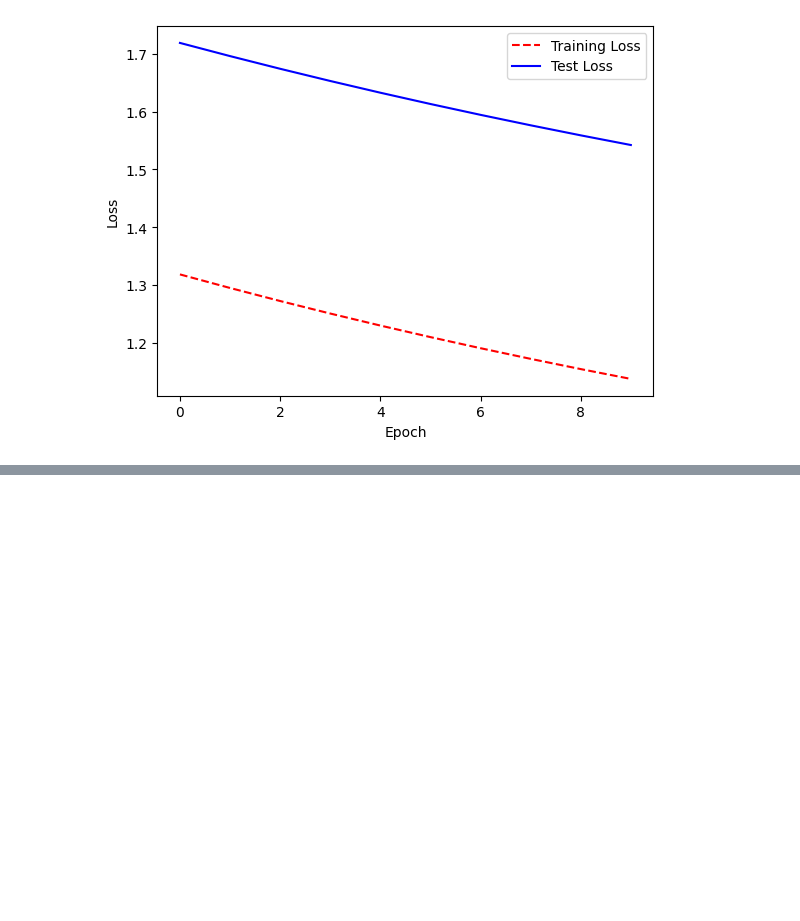
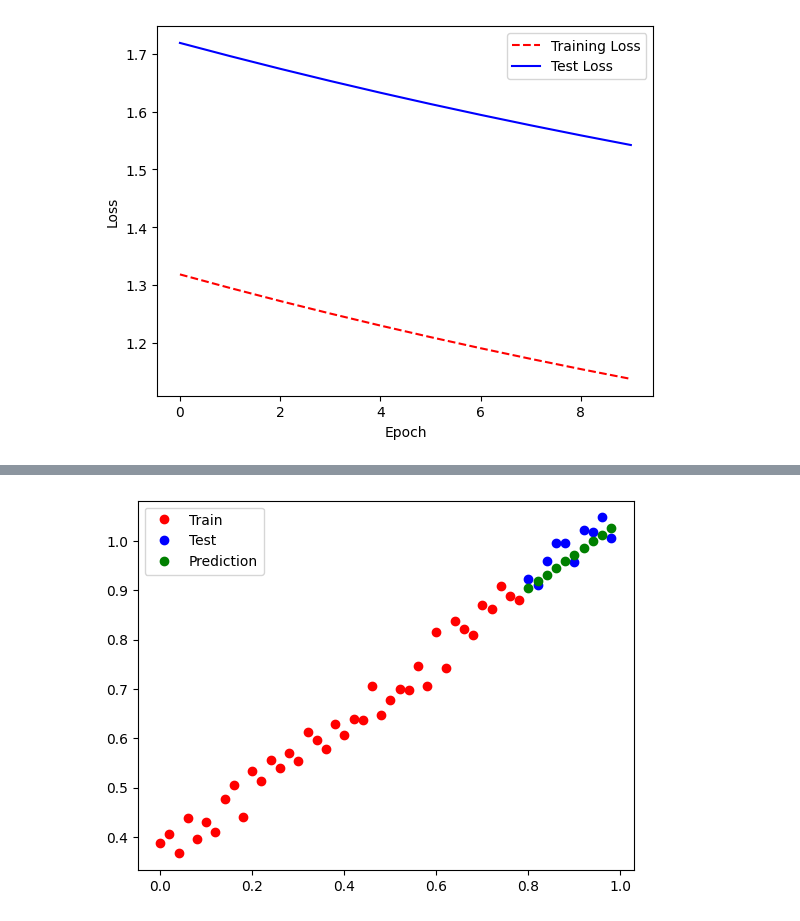
Before and after one commit to Sanjit10/Learning_pyTorch, a Jupyter notebook: tf-knugs/device_agnostic_models.ipynb, the cells around one changed output, grey strips where cells are left out. Drawn from its saved outputs; the diff is of its cells as text; code cells hidden in the pictures; blank space fills up the shorter version.

```diff
--- a/tf-knugs/device_agnostic_models.ipynb
+++ b/tf-knugs/device_agnostic_models.ipynb
@@ -335,0 +355,23 @@ Epoch:90 | Loss:0.0008 | Test Loss:0.0018
+# %%
+# Load and eval the model
+
+# Define the path where the model is saved
+
+MODEL_NAME = '00_linear_model_v2.pt'
+MODLE_PATH = '/tf-knugs/models/'
+
+LOAD_PATH = MODLE_PATH + MODEL_NAME
+
+# Create an instance of the LinearModel_v2 class
+
+model_3 = LinearModel_v2()
+model_3.load_state_dict(torch.load(LOAD_PATH))
+model_3 = model_3.to(device)
+
+#evaluate the model
+
+with torch.inference_mode():
+    y_pred = model_3(X_test)
+    plot_prediction(X_train, y_train, X_test, y_test, X_test, y_pred)
+# %% [output]
+[figure, added]
```
Also changed, not shown: parts of 4 cells of this notebook, 3 other files.
